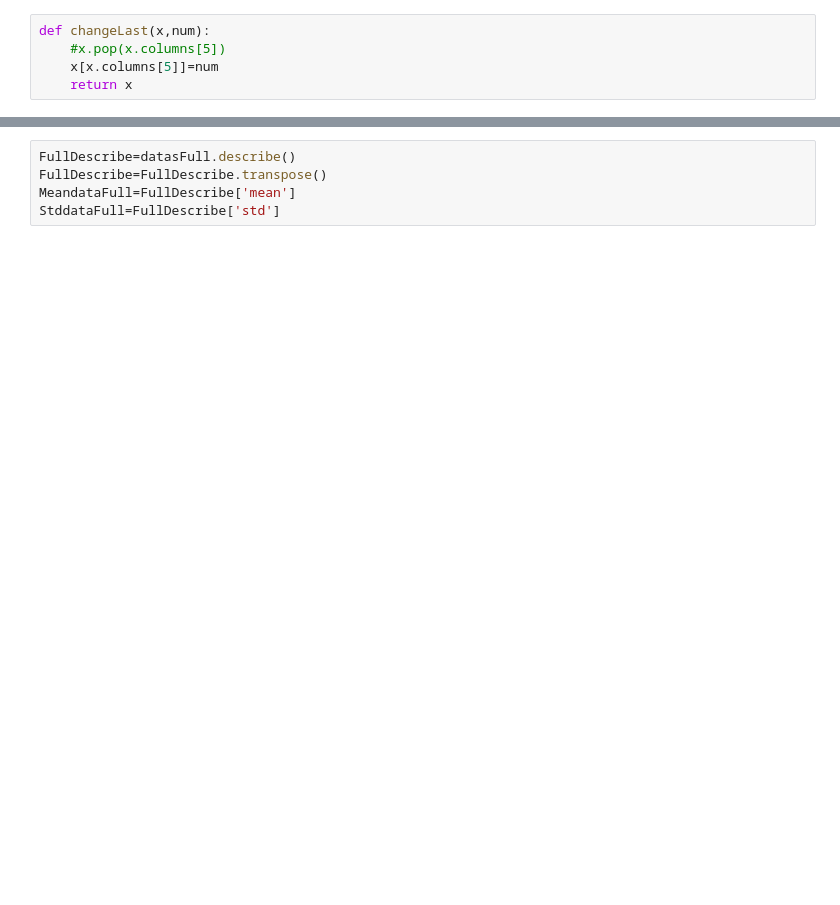
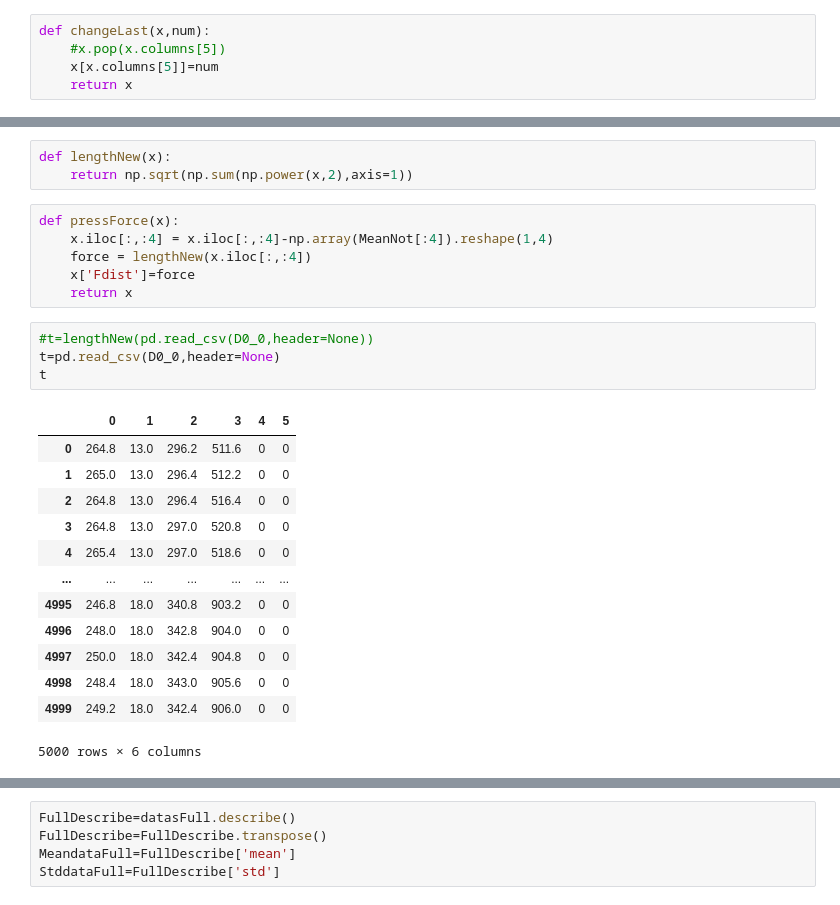
Before and after one commit to WHC2021SIC/WHC2021SIC-TeamVibrotactileDataPhysicalization, a Jupyter notebook: Adafruit_Python_ADS1x15/examples/ForcePlatePosition-Copy3.ipynb, the cells around one changed output, grey strips where cells are left out. Cells and saved outputs as stored; diff of their text form; blank space fills up the shorter version.

```diff
--- a/Adafruit_Python_ADS1x15/examples/ForcePlatePosition-Copy3.ipynb
+++ b/Adafruit_Python_ADS1x15/examples/ForcePlatePosition-Copy3.ipynb
@@ -130 +157,28 @@ changeLast(d0_0,5)
+# %%
+def lengthNew(x):
+    return np.sqrt(np.sum(np.power(x,2),axis=1))
+# %%
+def pressForce(x):
+    x.iloc[:,:4] = x.iloc[:,:4]-np.array(MeanNot[:4]).reshape(1,4)
+    force = lengthNew(x.iloc[:,:4])
+    x['Fdist']=force
+    return x
+# %%
+#t=lengthNew(pd.read_csv(D0_0,header=None))
+t=pd.read_csv(D0_0,header=None)
+t
+# %% [output]
+|  | 0 | 1 | 2 | 3 | 4 | 5 |
+| 0 | 264.8 | 13.0 | 296.2 | 511.6 | 0 | 0 |
+| 1 | 265.0 | 13.0 | 296.4 | 512.2 | 0 | 0 |
+| 2 | 264.8 | 13.0 | 296.4 | 516.4 | 0 | 0 |
+| 3 | 264.8 | 13.0 | 297.0 | 520.8 | 0 | 0 |
+| 4 | 265.4 | 13.0 | 297.0 | 518.6 | 0 | 0 |
+| ... | ... | ... | ... | ... | ... | ... |
+| 4995 | 246.8 | 18.0 | 340.8 | 903.2 | 0 | 0 |
+| 4996 | 248.0 | 18.0 | 342.8 | 904.0 | 0 | 0 |
+| 4997 | 250.0 | 18.0 | 342.4 | 904.8 | 0 | 0 |
+| 4998 | 248.4 | 18.0 | 343.0 | 905.6 | 0 | 0 |
+| 4999 | 249.2 | 18.0 | 342.4 | 906.0 | 0 | 0 |
+5000 rows × 6 columns
 # %%
```
Also changed, not shown: parts of 19 cells of this notebook, 26 other files.
